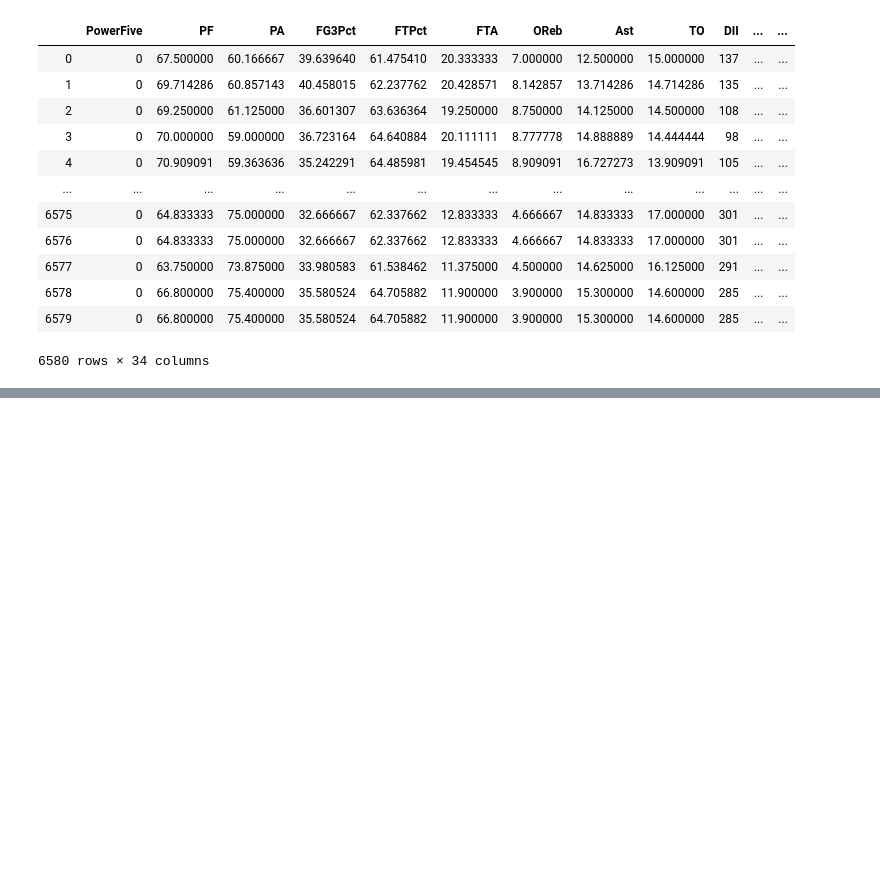
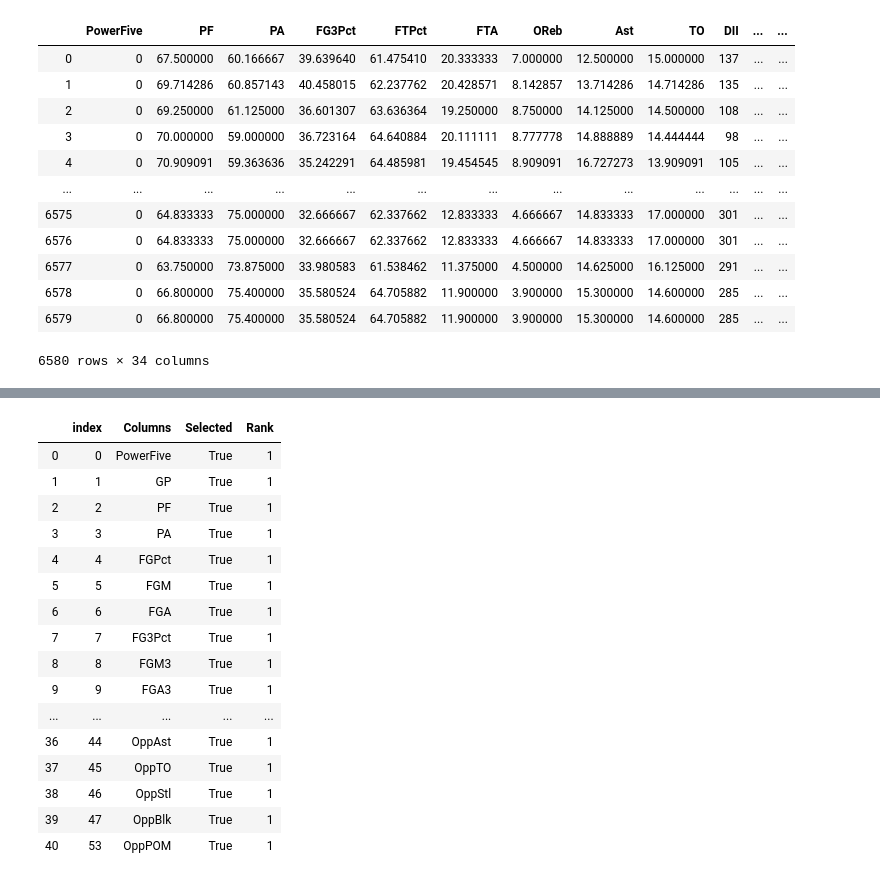
Before and after one commit to ethanhall99/ncaam-march-mania-2021, a Jupyter notebook: Model_1.ipynb, the cells around one changed output, grey strips where cells are left out. Cells and saved outputs as stored; diff of their text form; code cells hidden in the pictures; blank space fills up the shorter version.

```diff
--- a/Model_1.ipynb
+++ b/Model_1.ipynb
@@ -173,12 +177,12 @@ myChosenFeatures = [
     'OppWIL'
 ]
 # %%
-X = df[myChosenFeatures].drop('WinLoss',axis=1)
-y = df['WinLoss']
+X_MCF = df[myChosenFeatures].drop('WinLoss',axis=1)
+y_MCF = df['WinLoss']
 
 from sklearn.model_selection import train_test_split
 
-X_train_MCF, X_test_MCF, y_train_MCF, y_test_MCF = train_test_split(X, y, random_state = 3, test_size = 0.2)
+X_train_MCF, X_test_MCF, y_train_MCF, y_test_MCF = train_test_split(X_MCF, y_MCF, random_state = 3, test_size = 0.2)
 
 y_train_MCF.value_counts()
 # %% [output]
@@ -223,0 +275,17 @@ Specificity: 0.6708
+# %%
+cols = []
+selected = []
+rank = []
+
+for i in range(X.shape[1]):
+    cols.append(X.columns[i])
+    selected.append(rfe_final.support_[i])
+    rank.append(rfe_final.ranking_[i])
+
+X_cols = pd.DataFrame(
+    {'Columns': cols,
+     'Selected': selected,
+     'Rank': rank
+    })
+
+X_cols
@@ -223,0 +310,22 @@ Specificity: 0.6708
+# %%
+rfe1_features = X_cols[X_cols['Rank'] == 1]
+rfe1_features.reset_index(inplace = True)
+rfe1_features
+# %% [output]
+|  | index | Columns | Selected | Rank |
+| 0 | 0 | PowerFive | True | 1 |
+| 1 | 1 | GP | True | 1 |
+| 2 | 2 | PF | True | 1 |
+| 3 | 3 | PA | True | 1 |
+| 4 | 4 | FGPct | True | 1 |
+| 5 | 5 | FGM | True | 1 |
+| 6 | 6 | FGA | True | 1 |
+| 7 | 7 | FG3Pct | True | 1 |
+| 8 | 8 | FGM3 | True | 1 |
+| 9 | 9 | FGA3 | True | 1 |
+| ... | ... | ... | ... | ... |
+| 36 | 44 | OppAst | True | 1 |
+| 37 | 45 | OppTO | True | 1 |
+| 38 | 46 | OppStl | True | 1 |
+| 39 | 47 | OppBlk | True | 1 |
+| 40 | 53 | OppPOM | True | 1 |
```
Also changed, not shown: parts of 6 cells of this notebook.
